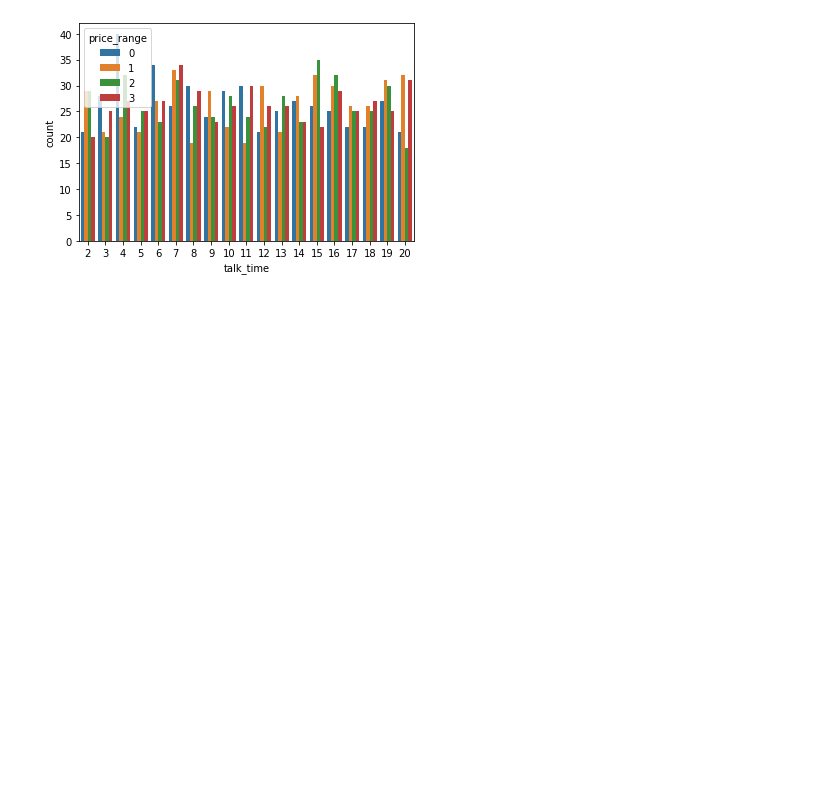
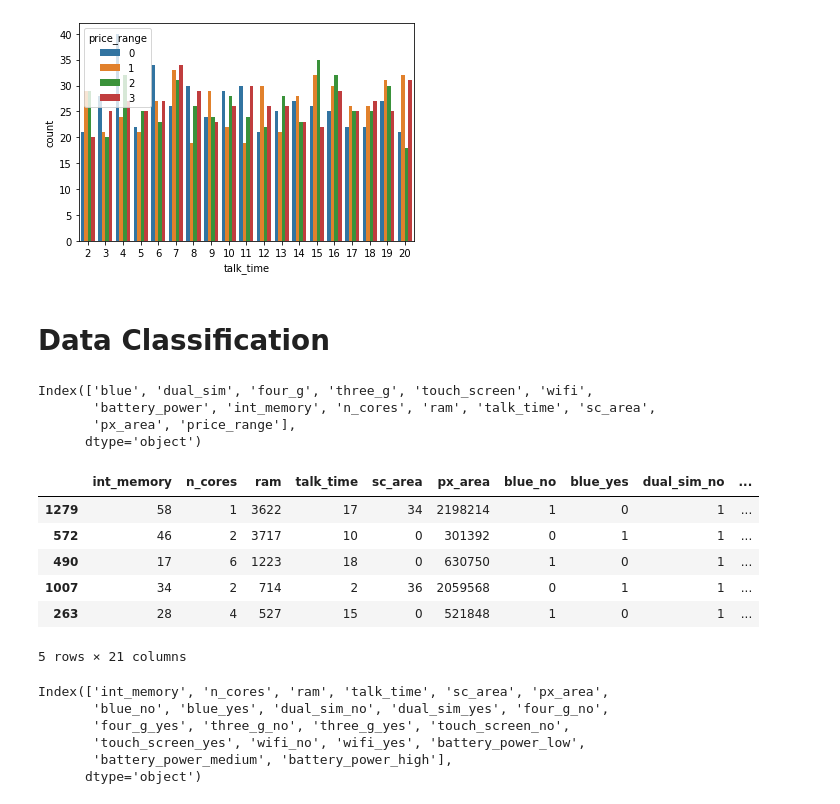
Before and after one commit to UroBs17/data-mining, a Jupyter notebook: semana9/Phone classification.ipynb, the cells around one changed output. Saved outputs shown, nothing was run; the diff lists cells and outputs as text; code cells hidden in the pictures; blank space fills up the shorter version.

```diff
--- a/semana9/Phone classification.ipynb
+++ b/semana9/Phone classification.ipynb
@@ -430,3 +438,48 @@ sns.countplot(x = 'talk_time', hue = arr[-1], data = df)
 # %% [output]
 <matplotlib.axes._subplots.AxesSubplot at 0x...>
 [figure]
+# %% [markdown]
+# Data Classification
+# %%
+#Realizar los vencinos mas cercanos :P
+
+models = {"GaussianNB":GaussianNB(),
+          "LogisticRegression":LogisticRegression(),
+          "LinearSVC":LinearSVC(),
+          "SVC":SVC(),
+          "DecisionTreeClassifier":DecisionTreeClassifier(),
+          "RandomForestClassifier":RandomForestClassifier(),
+          "BaggingClassifier":BaggingClassifier()}
+
+X = df[df.columns[:-1]]
+Y = df[df.columns[-1]]
+# %%
+df.columns
+# %% [output]
+Index(['blue', 'dual_sim', 'four_g', 'three_g', 'touch_screen', 'wifi',
+       'battery_power', 'int_memory', 'n_cores', 'ram', 'talk_time', 'sc_area',
+       'px_area', 'price_range'],
+      dtype='object')
+# %%
+Xtrain, Xtest,Ytrain,Ytest = train_test_split(X,Y,test_size=0.3)
+# %%
+Xtrain,Xtest = pd.get_dummies(Xtrain),pd.get_dummies(Xtest)
+# %%
+Xtrain.head()
+# %% [output]
+|  | int_memory | n_cores | ram | talk_time | sc_area | px_area | blue_no | blue_yes | dual_sim_no | ... |
+| 1279 | 58 | 1 | 3622 | 17 | 34 | 2198214 | 1 | 0 | 1 | ... |
+| 572 | 46 | 2 | 3717 | 10 | 0 | 301392 | 0 | 1 | 1 | ... |
+| 490 | 17 | 6 | 1223 | 18 | 0 | 630750 | 1 | 0 | 1 | ... |
+| 1007 | 34 | 2 | 714 | 2 | 36 | 2059568 | 0 | 1 | 1 | ... |
+| 263 | 28 | 4 | 527 | 15 | 0 | 521848 | 1 | 0 | 1 | ... |
+5 rows × 21 columns
+# %%
+Xtrain.columns
+# %% [output]
+Index(['int_memory', 'n_cores', 'ram', 'talk_time', 'sc_area', 'px_area',
+       'blue_no', 'blue_yes', 'dual_sim_no', 'dual_sim_yes', 'four_g_no',
+       'four_g_yes', 'three_g_no', 'three_g_yes', 'touch_screen_no',
+       'touch_screen_yes', 'wifi_no', 'wifi_yes', 'battery_power_low',
+       'battery_power_medium', 'battery_power_high'],
+      dtype='object')
```
Also changed, not shown: parts of 5 cells of this notebook.
